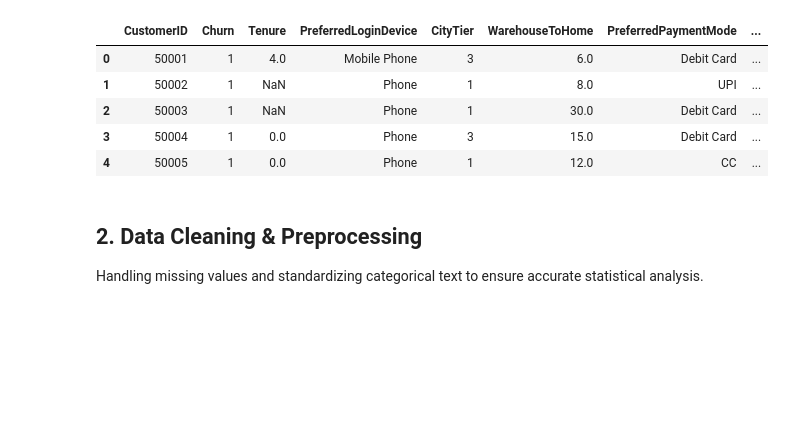
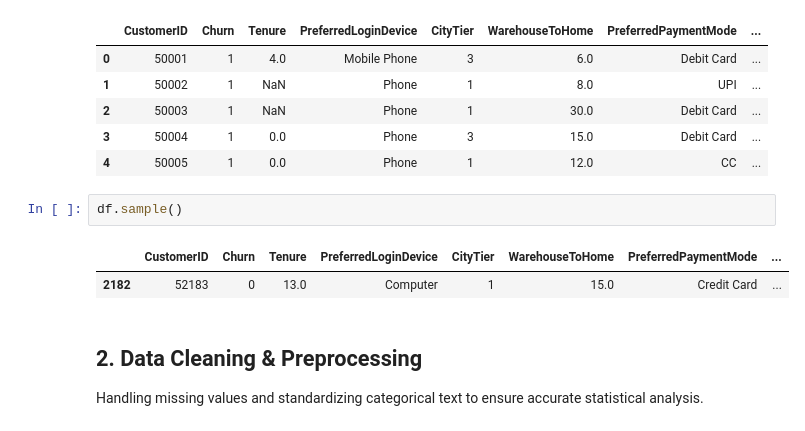
Before and after one commit to Nishant5261/Projects, a Jupyter notebook: Churn_Report/ecommerce_ml_pipeline.ipynb, the cells around one changed output. Drawn from its saved outputs; the diff is of its cells as text; blank space fills up the shorter version.

```diff
--- a/Churn_Report/ecommerce_ml_pipeline.ipynb
+++ b/Churn_Report/ecommerce_ml_pipeline.ipynb
@@ -76,6 +69,11 @@ Dataset Shape: (5630, 20)
 | 2 | 50003 | 1 | NaN | Phone | 1 | 30.0 | Debit Card | ... |
 | 3 | 50004 | 1 | 0.0 | Phone | 3 | 15.0 | Debit Card | ... |
 | 4 | 50005 | 1 | 0.0 | Phone | 1 | 12.0 | CC | ... |
+# %%
+df.sample()
+# %% [output]
+|  | CustomerID | Churn | Tenure | PreferredLoginDevice | CityTier | WarehouseToHome | PreferredPaymentMode | ... |
+| 2182 | 52183 | 0 | 13.0 | Computer | 1 | 15.0 | Credit Card | ... |
 # %% [markdown]
 ## 2. Data Cleaning & Preprocessing
 Handling missing values and standardizing categorical text to ensure accurate statistical analysis.
```
Also changed, not shown: parts of 3 cells of this notebook, 1 other file.
